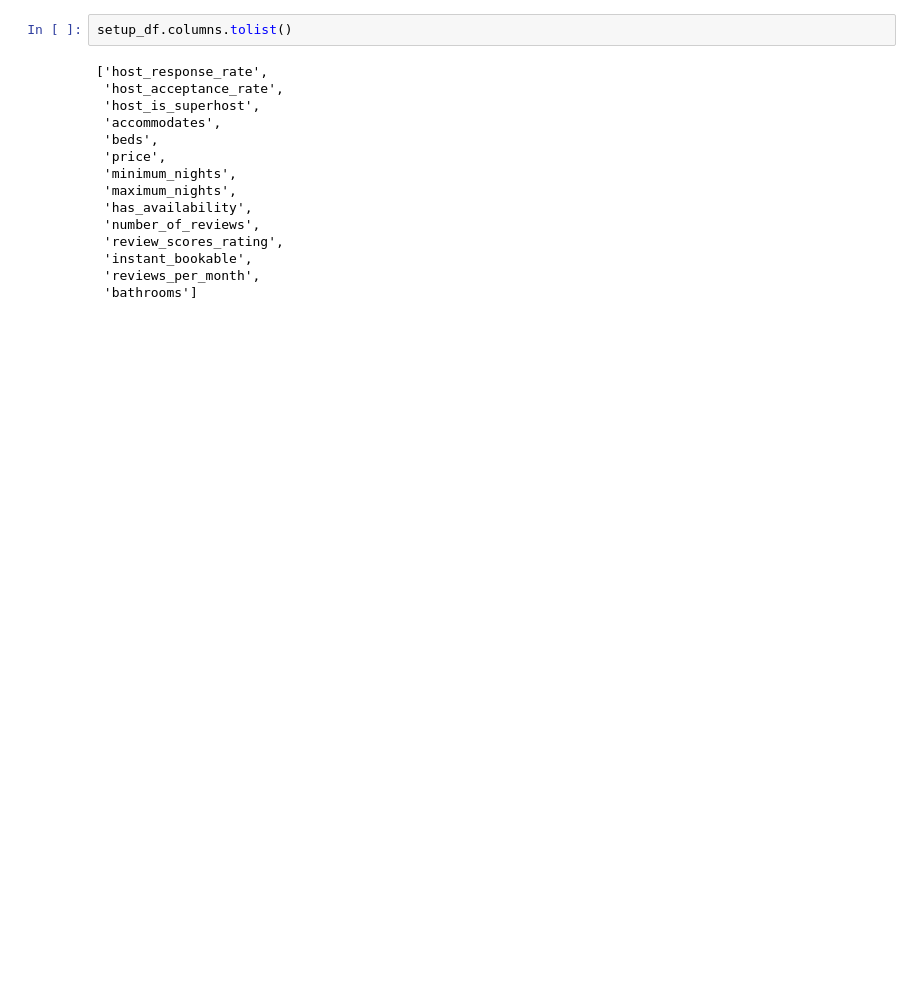
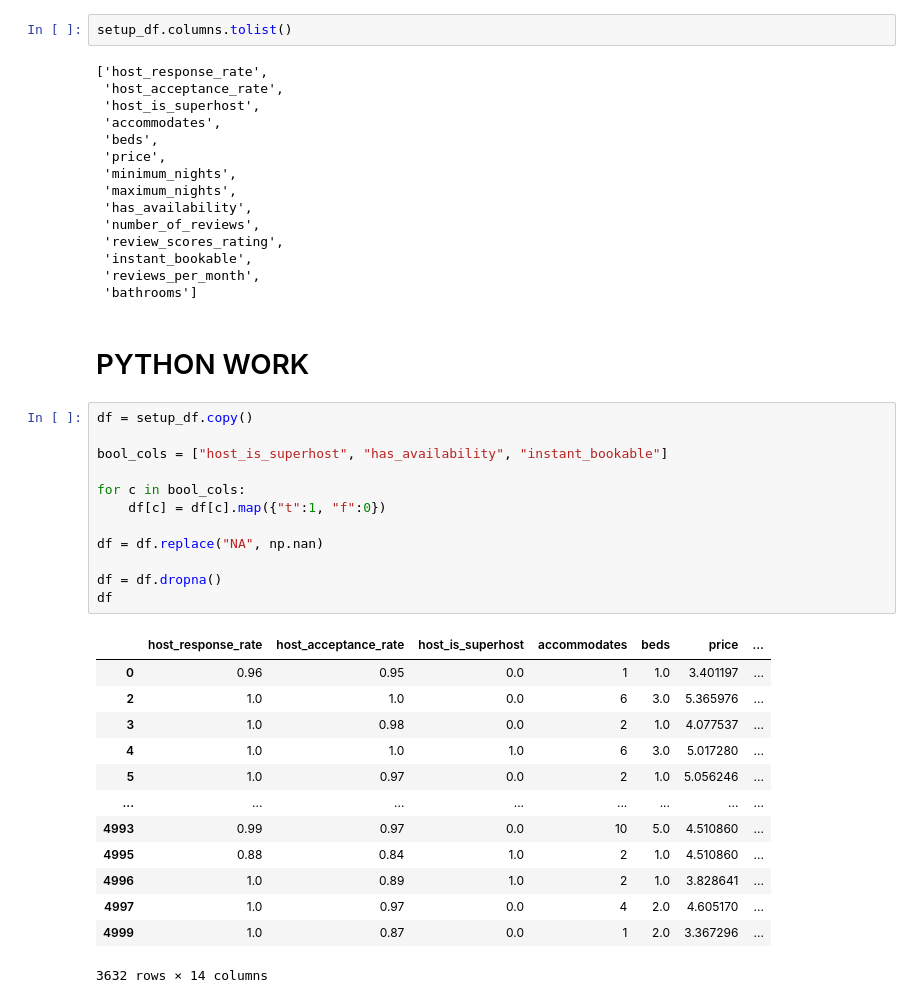
Before and after one commit to hungrydoor14/STAT443, a Jupyter notebook: data_cleanup.ipynb, the cells around one changed output. Cells and saved outputs as stored; diff of their text form; blank space fills up the shorter version.

Commit message:
Python corroboration + report work

```diff
--- a/data_cleanup.ipynb
+++ b/data_cleanup.ipynb
@@ -215,3 +227,31 @@ setup_df.columns.tolist()
  'instant_bookable',
  'reviews_per_month',
  'bathrooms']
+# %% [markdown]
+# PYTHON WORK
+# %%
+df = setup_df.copy()
+
+bool_cols = ["host_is_superhost", "has_availability", "instant_bookable"]
+
+for c in bool_cols:
+    df[c] = df[c].map({"t":1, "f":0})
+
+df = df.replace("NA", np.nan)
+
+df = df.dropna()
+df
+# %% [output]
+|  | host_response_rate | host_acceptance_rate | host_is_superhost | accommodates | beds | price | ... |
+| 0 | 0.96 | 0.95 | 0.0 | 1 | 1.0 | 3.401197 | ... |
+| 2 | 1.0 | 1.0 | 0.0 | 6 | 3.0 | 5.365976 | ... |
+| 3 | 1.0 | 0.98 | 0.0 | 2 | 1.0 | 4.077537 | ... |
+| 4 | 1.0 | 1.0 | 1.0 | 6 | 3.0 | 5.017280 | ... |
+| 5 | 1.0 | 0.97 | 0.0 | 2 | 1.0 | 5.056246 | ... |
+| ... | ... | ... | ... | ... | ... | ... | ... |
+| 4993 | 0.99 | 0.97 | 0.0 | 10 | 5.0 | 4.510860 | ... |
+| 4995 | 0.88 | 0.84 | 1.0 | 2 | 1.0 | 4.510860 | ... |
+| 4996 | 1.0 | 0.89 | 1.0 | 2 | 1.0 | 3.828641 | ... |
+| 4997 | 1.0 | 0.97 | 0.0 | 4 | 2.0 | 4.605170 | ... |
+| 4999 | 1.0 | 0.87 | 0.0 | 1 | 2.0 | 3.367296 | ... |
+3632 rows × 14 columns
```
Also changed, not shown: parts of 3 cells of this notebook, 18 other files.
